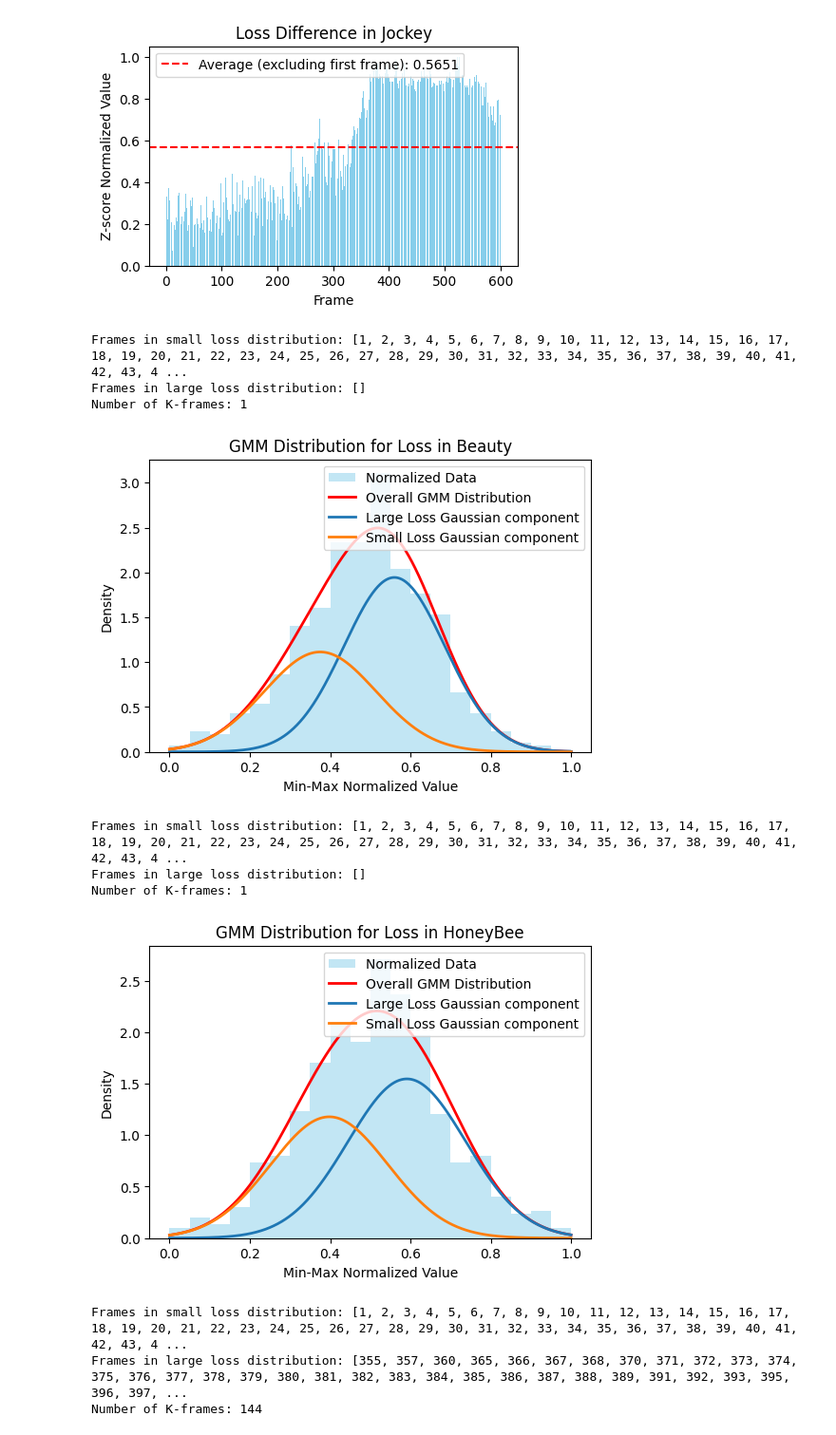
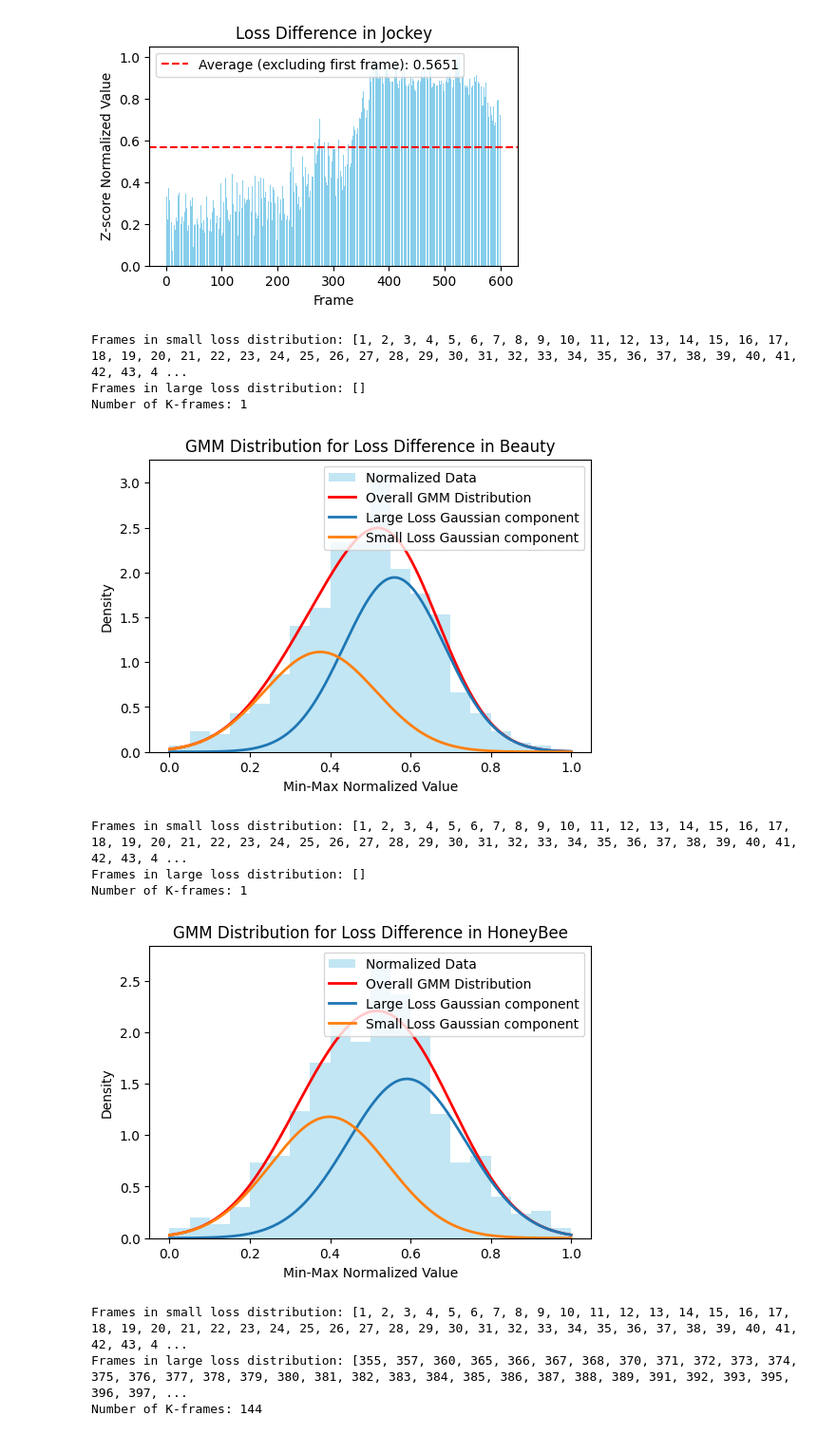
Before and after one commit to ac-freeman/GSVC, a Jupyter notebook: exp/K-selection2/draw.ipynb, the cells around one changed output. Shown at 95% size. Cells and saved outputs as stored; diff of their text form; code cells hidden in the pictures.

```diff
--- a/exp/K-selection2/draw.ipynb
+++ b/exp/K-selection2/draw.ipynb
@@ -101,9 +101,9 @@ from sklearn.mixture import GaussianMixture
 
 # File paths and titles
 file_info = {
-    "Beauty_loss_list.txt": "Loss in Beauty",
-    "HoneyBee_loss_list.txt": "Loss in HoneyBee",
-    "Jockey_loss_list.txt": "Loss in Jockey",
+    "Beauty_loss_list.txt": "Loss Difference in Beauty",
+    "HoneyBee_loss_list.txt": "Loss Difference in HoneyBee",
+    "Jockey_loss_list.txt": "Loss Difference in Jockey",
 }
 
 # Function to read file and return frame numbers and Min-Max normalized values (keeping the first frame unchanged)
@@ -174,38 +174,38 @@ for file_path, title in file_info.items():
     means = gmm.means_.flatten()
     covariances = gmm.covariances_.flatten()
     weights = gmm.weights_.flatten()
 
     mean = means[large_component]
     std_dev = np.sqrt(covariances[large_component])
     component_pdf = weights[large_component] * (1 / (std_dev * np.sqrt(2 * np.pi))) * np.exp(-0.5 * ((x - mean) / std_dev) ** 2)
     plt.plot(x, component_pdf, linewidth=2, label=f'Large Loss Gaussian component')
 
     mean = means[small_component]
     std_dev = np.sqrt(covariances[small_component])
     component_pdf = weights[small_component] * (1 / (std_dev * np.sqrt(2 * np.pi))) * np.exp(-0.5 * ((x - mean) / std_dev) ** 2)
     plt.plot(x, component_pdf, linewidth=2, label=f'Small Loss Gaussian component')
 
 
     # for i in range(2):  # Plot each Gaussian component
     #     mean = means[i]
     #     std_dev = np.sqrt(covariances[i])
     #     component_pdf = weights[i] * (1 / (std_dev * np.sqrt(2 * np.pi))) * np.exp(-0.5 * ((x - mean) / std_dev) ** 2)
     #     plt.plot(x, component_pdf, linewidth=2, label=f'Gaussian Component {i+1}')
 
     plt.xlabel("Min-Max Normalized Value")
     plt.ylabel("Density")
     plt.title(f"GMM Distribution for {title}")
     plt.legend()
     plt.show()
 # %% [output]
 Frames in small loss distribution: [1, 2, 3, 4, 5, 6, 7, 8, 9, 10, 11, 12, 13, 14, 15, 16, 17, 18, 19, 20, 21, 22, 23, 24, 25, 26, 27, 28, 29, 30, 31, 32, 33, 34, 35, 36, 37, 38, 39, 40, 41, 42, 43, 4 ...
 Frames in large loss distribution: []
 Number of K-frames: 1
-[figure, old version]
+[figure, new version]
 Frames in small loss distribution: [1, 2, 3, 4, 5, 6, 7, 8, 9, 10, 11, 12, 13, 14, 15, 16, 17, 18, 19, 20, 21, 22, 23, 24, 25, 26, 27, 28, 29, 30, 31, 32, 33, 34, 35, 36, 37, 38, 39, 40, 41, 42, 43, 4 ...
 Frames in large loss distribution: []
 Number of K-frames: 1
-[figure, old version]
+[figure, new version]
 Frames in small loss distribution: [1, 2, 3, 4, 5, 6, 7, 8, 9, 10, 11, 12, 13, 14, 15, 16, 17, 18, 19, 20, 21, 22, 23, 24, 25, 26, 27, 28, 29, 30, 31, 32, 33, 34, 35, 36, 37, 38, 39, 40, 41, 42, 43, 4 ...
 Frames in large loss distribution: [355, 357, 360, 365, 366, 367, 368, 370, 371, 372, 373, 374, 375, 376, 377, 378, 379, 380, 381, 382, 383, 384, 385, 386, 387, 388, 389, 391, 392, 393, 395, 396, 397, ...
 Number of K-frames: 144
```
Also changed, not shown: parts of 1 cell of this notebook, 2 other files.
